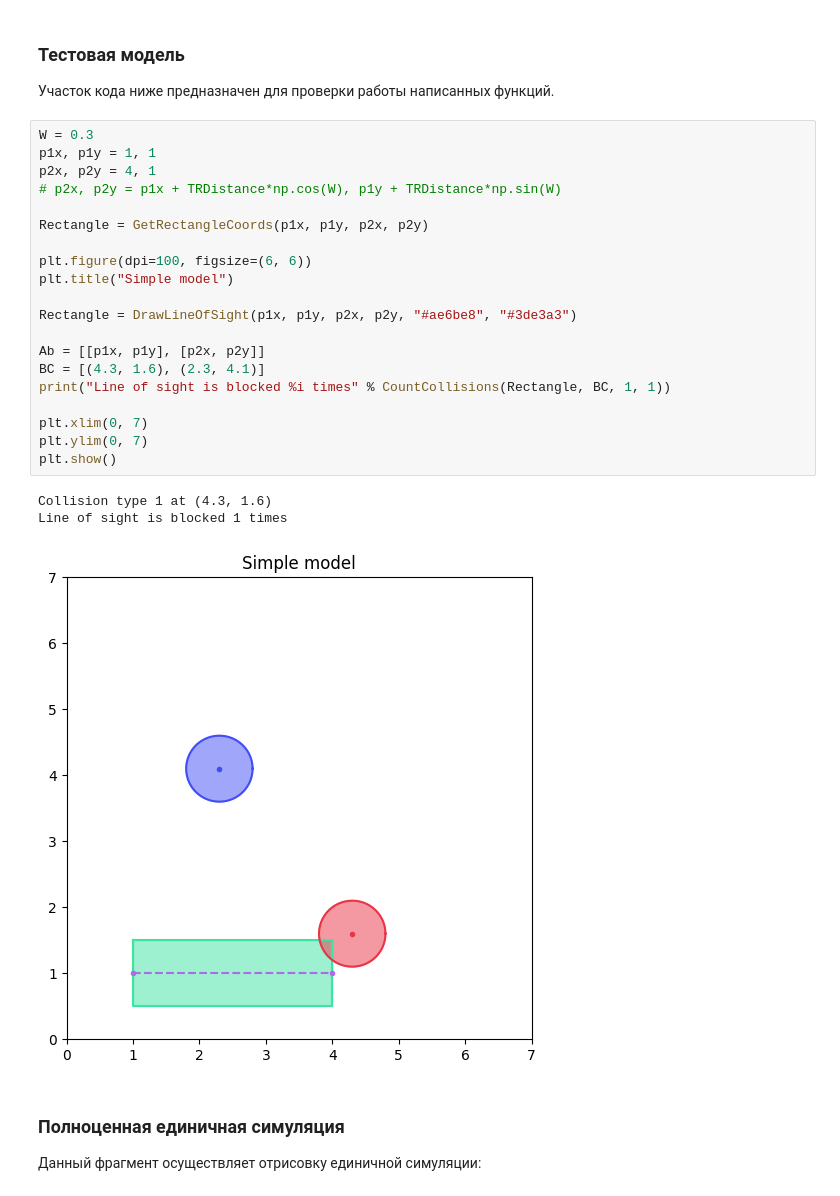
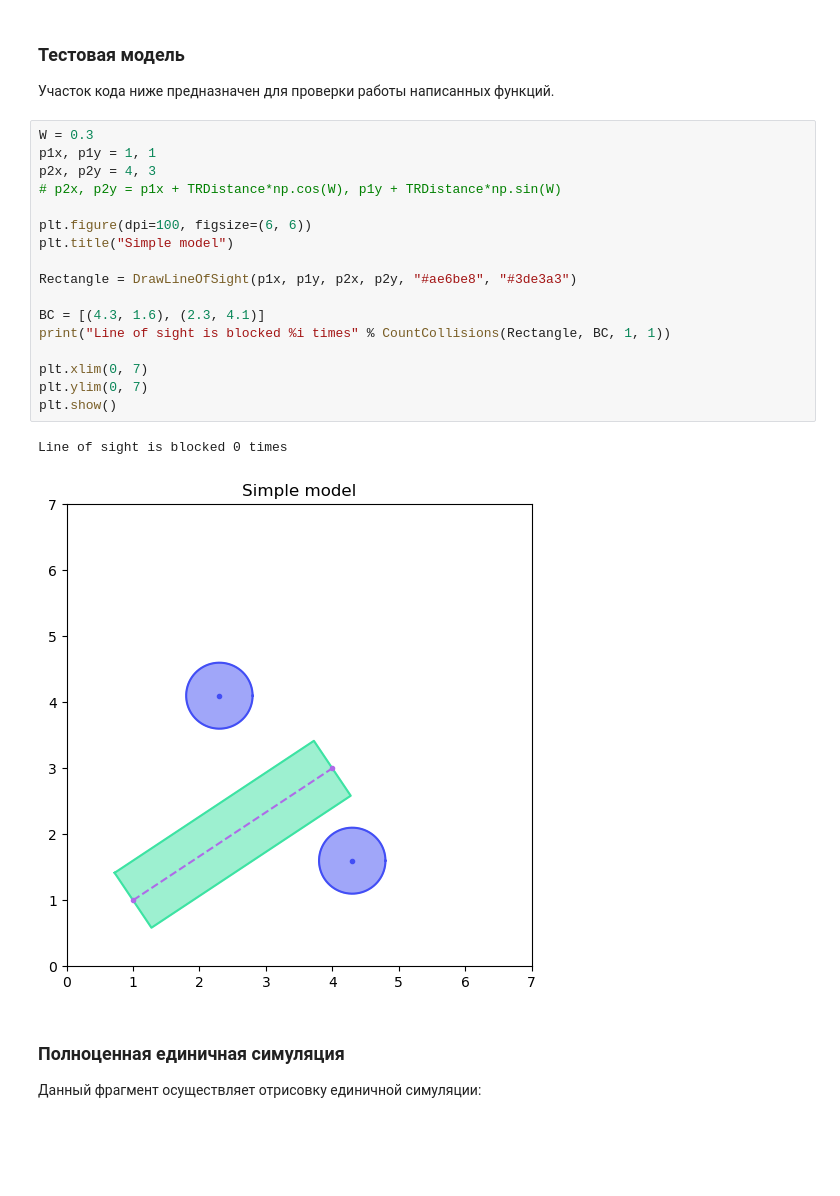
Before and after one commit to ivmulin/5G_Noise_Probability, a Jupyter notebook: phase4/lab04.ipynb, the cells around one changed output. Saved outputs shown, nothing was run; the diff lists cells and outputs as text; blank space fills up the shorter version.

```diff
--- a/phase4/lab04.ipynb
+++ b/phase4/lab04.ipynb
@@ -176,27 +176,23 @@ def DrawLineOfSight(p1x, p1y, p2x, p2y, hue1="#34eb4f", hue2="#ebcc34"):
 # %%
 W = 0.3
 p1x, p1y = 1, 1
-p2x, p2y = 4, 1
+p2x, p2y = 4, 3
 # p2x, p2y = p1x + TRDistance*np.cos(W), p1y + TRDistance*np.sin(W)
-
-Rectangle = GetRectangleCoords(p1x, p1y, p2x, p2y)
 
 plt.figure(dpi=100, figsize=(6, 6))
 plt.title("Simple model")
 
 Rectangle = DrawLineOfSight(p1x, p1y, p2x, p2y, "#ae6be8", "#3de3a3")
 
-Ab = [[p1x, p1y], [p2x, p2y]]
 BC = [(4.3, 1.6), (2.3, 4.1)]
 print("Line of sight is blocked %i times" % CountCollisions(Rectangle, BC, 1, 1))
 
 plt.xlim(0, 7)
 plt.ylim(0, 7)
 plt.show()
 # %% [output]
-Collision type 1 at (4.3, 1.6)
-Line of sight is blocked 1 times
+Line of sight is blocked 0 times
-[figure, old version]
+[figure, new version]
 # %% [markdown]
 ### Полноценная единичная симуляция
 Данный фрагмент осуществляет отрисовку единичной симуляции:
```
Also changed, not shown: parts of 2 cells of this notebook, 3 other files.
